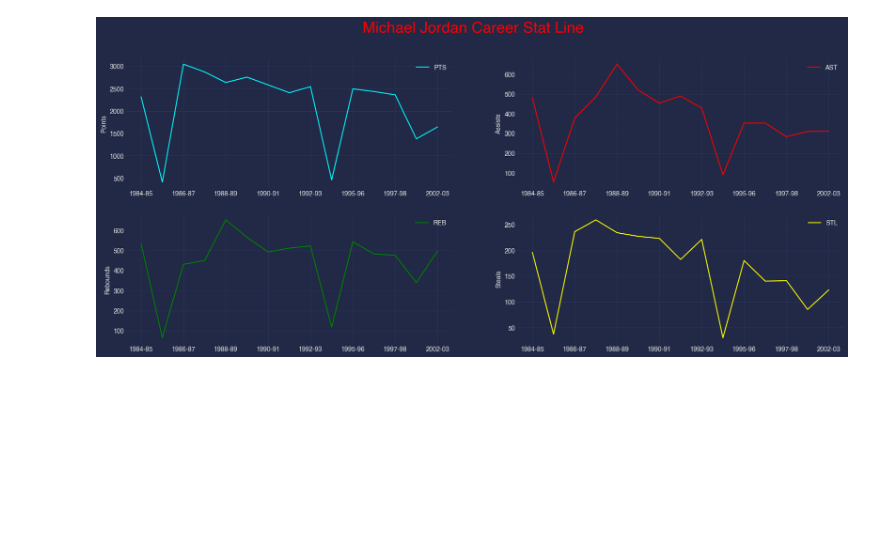
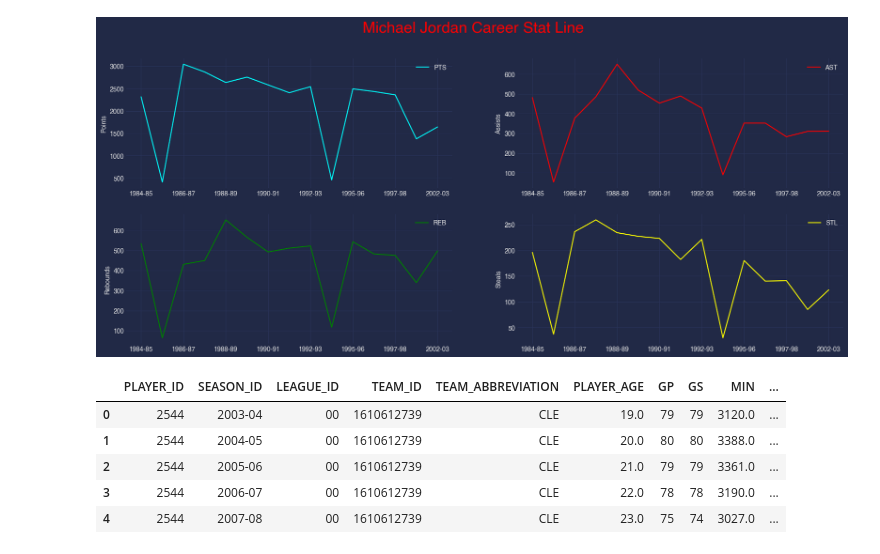
Before and after one commit to PyroBBMC/NBAStats, a Jupyter notebook: MJStats.ipynb, the cells around one changed output. Drawn from its saved outputs; the diff is of its cells as text; code cells hidden in the pictures; blank space fills up the shorter version.

Commit message:
pull lebron stats

```diff
--- a/MJStats.ipynb
+++ b/MJStats.ipynb
@@ -276,3 +276,14 @@ ax3.set_ylabel('Steals')
 plt.show()
 # %% [output]
 [figure]
+# %%
+lbj = Player('LeBron James')
+lbj_stats = lbj.getPlayersStats()
+lbj_stats.head()
+# %% [output]
+|  | PLAYER_ID | SEASON_ID | LEAGUE_ID | TEAM_ID | TEAM_ABBREVIATION | PLAYER_AGE | GP | GS | MIN | ... |
+| 0 | 2544 | 2003-04 | 00 | 1610612739 | CLE | 19.0 | 79 | 79 | 3120.0 | ... |
+| 1 | 2544 | 2004-05 | 00 | 1610612739 | CLE | 20.0 | 80 | 80 | 3388.0 | ... |
+| 2 | 2544 | 2005-06 | 00 | 1610612739 | CLE | 21.0 | 79 | 79 | 3361.0 | ... |
+| 3 | 2544 | 2006-07 | 00 | 1610612739 | CLE | 22.0 | 78 | 78 | 3190.0 | ... |
+| 4 | 2544 | 2007-08 | 00 | 1610612739 | CLE | 23.0 | 75 | 74 | 3027.0 | ... |
```
